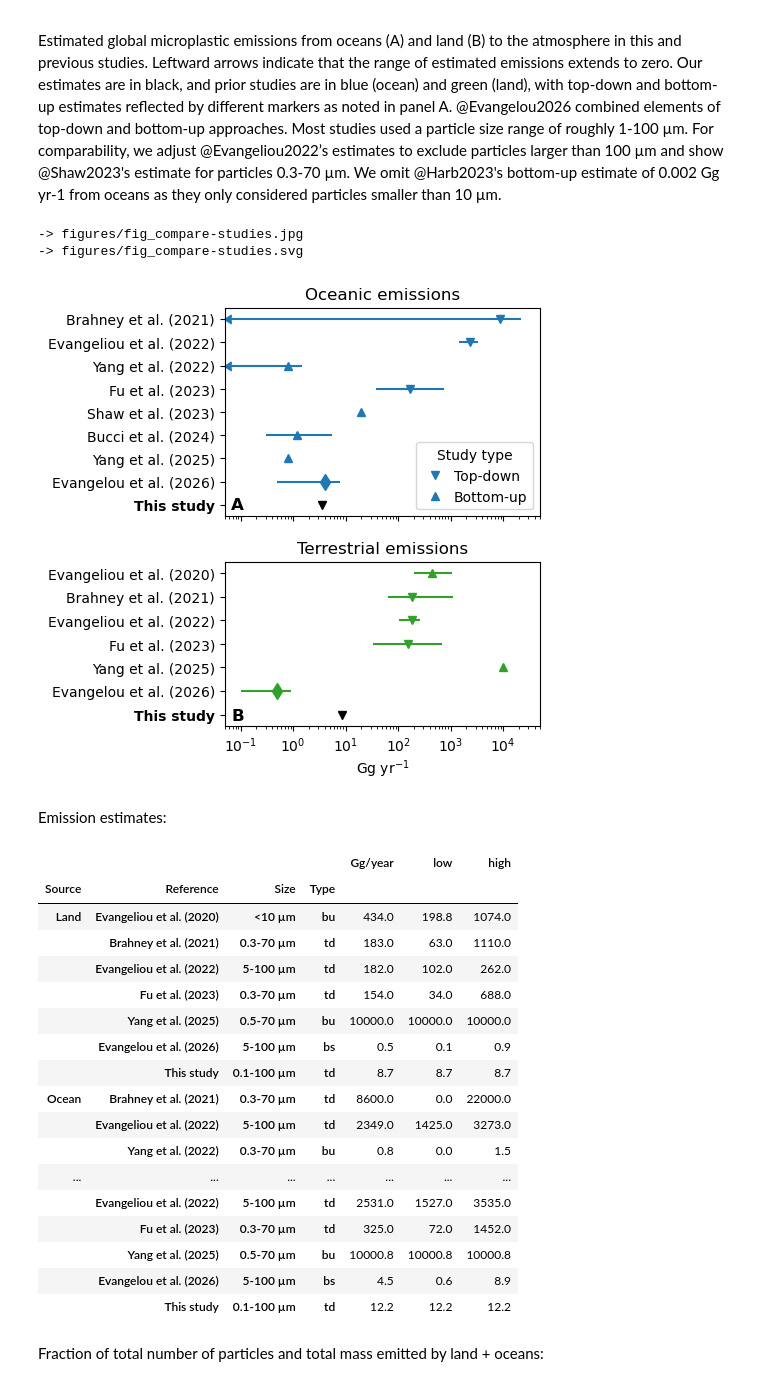
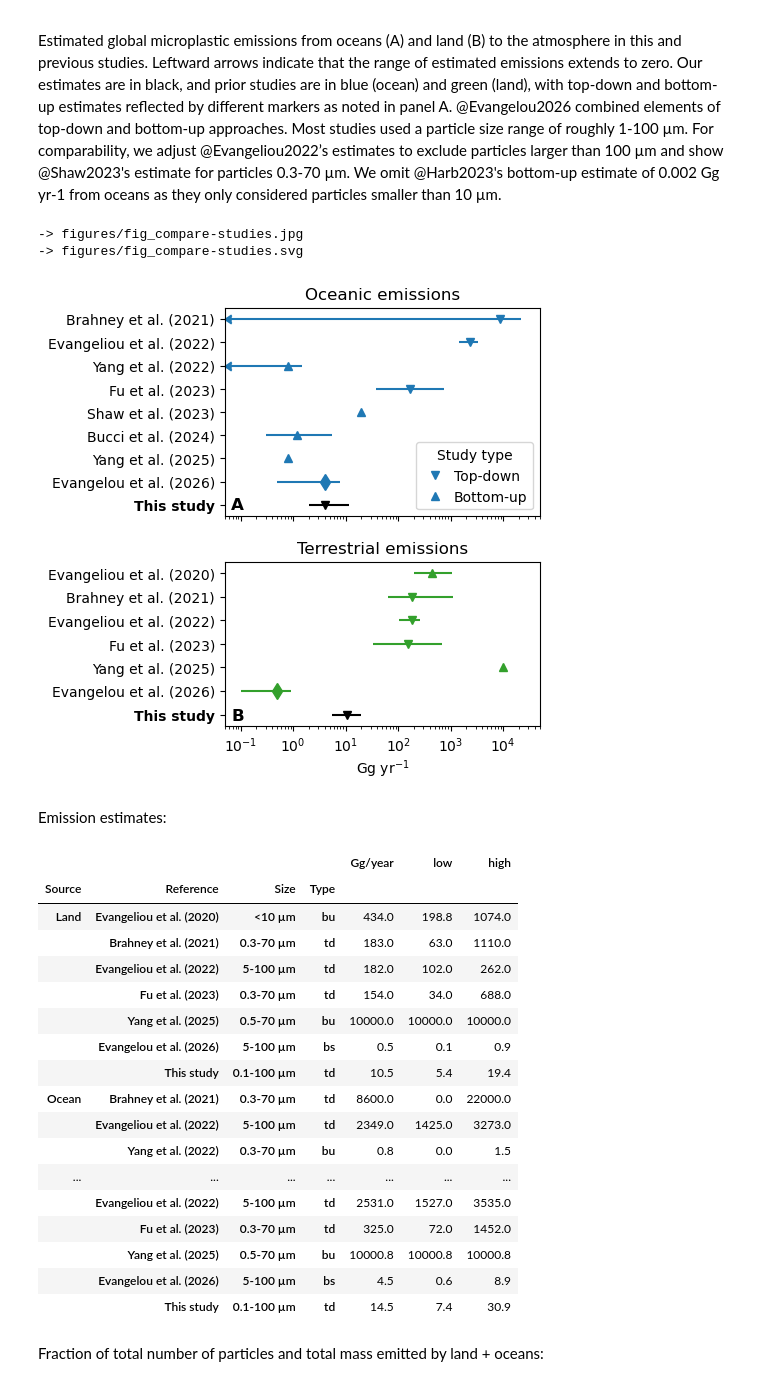
Before and after one commit to GEOS-Chem-IGE/hough2026_atmo-plast-emis_figures, a Jupyter notebook: notebooks/figures.ipynb, the cells around one changed output. Saved outputs shown, nothing was run; the diff lists cells and outputs as text; code cells hidden in the pictures.

```diff
--- a/notebooks/figures.ipynb
+++ b/notebooks/figures.ipynb
@@ -90,10 +93,18 @@ Load data
 # %%
-obs_main = {
-    "concentration": load_observations("obs_size-harmonized_concentration.csv"),
-    "deposition": load_observations("obs_size-harmonized_deposition.csv"),
-}
+obs_main = load_observations("obs_fu2023-size-harmonized.csv")
 sim_main = xr.open_dataset("data/sim_main_constrained.nc")
 sim_alt = xr.open_dataset("data/sim_alt_constrained.nc")
+
+# Sensitivity analyses
+sens_emis = {}
+for run in ["slope+1sd", "slope-1sd"]:
+    sens_emis[run] = spatial_integrate(
+        xr.open_dataset(
+            f"data/sensitivity/sim_{run.replace('slope', 'alpha')}_constrained.nc"
+        ),
+        varname="emission",
+        sum_dims="size",
+    )
 # %% [markdown]
 Figure 1
 --------
@@ -140,17 +151,22 @@ ests = [
 emis_ests = pd.DataFrame(ests, columns=cols)
 
 # Add our emissions estimates
+emis_ours = spatial_integrate(sim_main, varname="emission", sum_dims="size")
 emis_ours = (
-    spatial_integrate(sim_main, varname="emission", sum_dims="size")
+    pd.concat(
+        [
+            emis_ours.to_dataframe("Gg/year"),
+            sens_emis["slope+1sd"].to_dataframe("low"),
+            sens_emis["slope-1sd"].to_dataframe("high"),
+        ],
+        axis="columns",
+    )
     .round(1)
-    .to_dataframe("Gg/year")
+    .rename_axis("Source", axis="index")
     .reset_index()
-    .rename(columns=lambda x: x.capitalize())
     .replace({"ocean": "Ocean", "land": "Land"})
     .assign(Reference="This study", Size="0.1-100 µm", Type="td")
 )
-emis_ours["low"] = emis_ours["Gg/year"]
-emis_ours["high"] = emis_ours["Gg/year"]
 emis_ests = (
     pd.concat([emis_ests, emis_ours], axis="index")
     .set_index(["Reference", "Source"])
@@ -254,41 +270,41 @@ save_figure(fig, filename="fig_compare-studies.svg", dpi=200, overwrite=OVERWRIT
 # %% [output]
 -> figures/fig_compare-studies.jpg
 -> figures/fig_compare-studies.svg
-[figure, old version]
+[figure, new version]
 # %% [markdown]
 Emission estimates:
 # %%
 emis_est_totals = (
     emis_ests.groupby(["Reference", "Size", "Type"], as_index=False, sort=False)
     .agg(
         {
             "Source": lambda x: " ".join(x).replace("Land Ocean", "Global"),
             "Gg/year": "sum",
             "low": "sum",
             "high": "sum",
         }
     )
     .query("Source == 'Global'")
     .set_index(["Source", "Reference", "Size", "Type"])
 )
 
-clean_styler(
+(
     pd.concat(
         [emis_ests.set_index(["Source", "Reference", "Size", "Type"]), emis_est_totals]
     )
     .drop(columns=["err_low", "err_high"])
-    .style.format(precision=1)
+    .round(1)
 )
 # %% [output]
 |  |  |  |  | Gg/year | low | high |
 | Source | Reference | Size | Type |  |  |  |
 | Land | Evangeliou et al. (2020) | <10 µm | bu | 434.0 | 198.8 | 1074.0 |
 |  | Brahney et al. (2021) | 0.3-70 µm | td | 183.0 | 63.0 | 1110.0 |
 |  | Evangeliou et al. (2022) | 5-100 µm | td | 182.0 | 102.0 | 262.0 |
 |  | Fu et al. (2023) | 0.3-70 µm | td | 154.0 | 34.0 | 688.0 |
 |  | Yang et al. (2025) | 0.5-70 µm | bu | 10000.0 | 10000.0 | 10000.0 |
 |  | Evangelou et al. (2026) | 5-100 µm | bs | 0.5 | 0.1 | 0.9 |
-|  | This study | 0.1-100 µm | td | 8.7 | 8.7 | 8.7 |
+|  | This study | 0.1-100 µm | td | 10.5 | 5.4 | 19.4 |
 | Ocean | Brahney et al. (2021) | 0.3-70 µm | td | 8600.0 | 0.0 | 22000.0 |
 |  | Evangeliou et al. (2022) | 5-100 µm | td | 2349.0 | 1425.0 | 3273.0 |
 |  | Yang et al. (2022) | 0.3-70 µm | bu | 0.8 | 0.0 | 1.5 |
@@ -297,7 +313,7 @@ clean_styler(
 |  | Fu et al. (2023) | 0.3-70 µm | td | 325.0 | 72.0 | 1452.0 |
 |  | Yang et al. (2025) | 0.5-70 µm | bu | 10000.8 | 10000.8 | 10000.8 |
 |  | Evangelou et al. (2026) | 5-100 µm | bs | 4.5 | 0.6 | 8.9 |
-|  | This study | 0.1-100 µm | td | 12.2 | 12.2 | 12.2 |
+|  | This study | 0.1-100 µm | td | 14.5 | 7.4 | 30.9 |
 # %% [markdown]
 Fraction of total number of particles and total mass emitted by land + oceans:
 # %%
```
Also changed, not shown: parts of 13 cells of this notebook, 13 other files.
